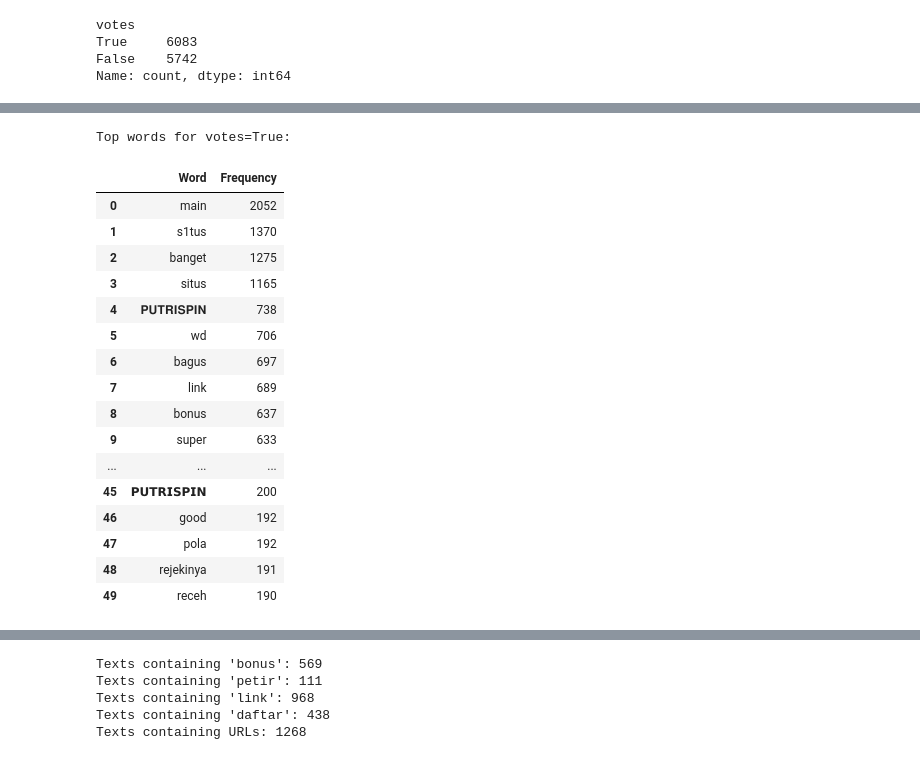
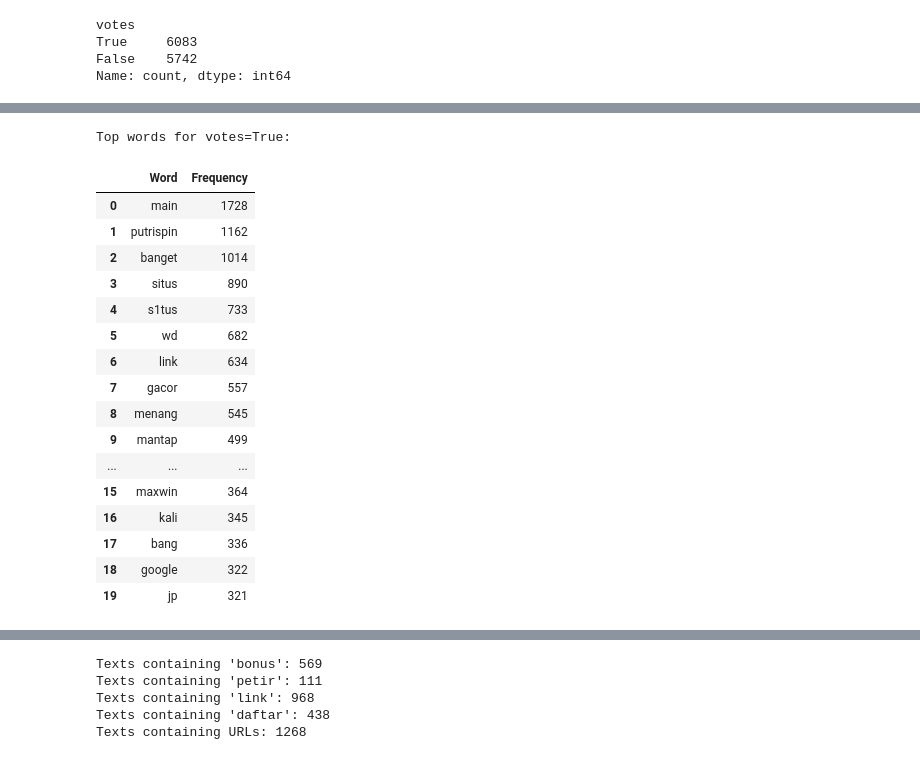
Before and after one commit to M4RV3L24/Online-Gambling-Detection-using-IndoBERTweet, a Jupyter notebook: Preprocessing/data_analysis.ipynb, the cells around one changed output, grey strips where cells are left out. Drawn from its saved outputs; the diff is of its cells as text; code cells hidden in the pictures.

```diff
--- a/Preprocessing/data_analysis.ipynb
+++ b/Preprocessing/data_analysis.ipynb
@@ -95,42 +148,96 @@ stopwords_set = set(stopwords.words('indonesian')).union(set(stopwords_custom))
 # %%
 # Word frequency analysis for each label (table format, remove stopwords and punctuation)
 from collections import Counter
 from wordcloud import STOPWORDS
 import pandas as pd
 import string
+from unidecode import unidecode
 custom_stopwords = set(STOPWORDS)
 custom_stopwords.update(stopwords_set)
+stop_words = set(stopwords.words('indonesian'))
+custom_stopwords = stop_words.union(set(custom_stopwords))
+def normalize_text(text):
+    # Convert to ASCII, remove unsupported formatting
+    return unidecode(str(text))
+def remove_emoji(text):
+    emoji_pattern = re.compile("["
+        u"\U0001F600-\U0001F64F"  # emoticons
+        u"\U0001F300-\U0001F5FF"  # symbols & pictographs
+        u"\U0001F680-\U0001F6FF"  # transport & map symbols
+        u"\U0001F1E0-\U0001F1FF"  # flags (iOS)
+        u"\U00002500-\U00002BEF"  # chinese char
+        u"\U00002702-\U000027B0"
+        u"\U00002702-\U000027B0"
+        u"\U000024C2-\U0001F251"
+        u"\U0001f926-\U0001f937"
+        u"\U00010000-\U0010ffff"
+        u"\u2640-\u2642"
+        u"\u2600-\u2B55"
+        u"\u200d"
+        u"\u23cf"
+        u"\u23e9"
+        u"\u231a"
+        u"\ufe0f"  # dingbats
+        u"\u3030"
+    "]+", flags=re.UNICODE)
+    return emoji_pattern.sub(r'', text)
+def preprocess_text(text):
+    # Remove emoji, lowercase, remove punctuation, split, remove duplicates, join back
+    text = remove_emoji(str(text))
+    words = text.lower().translate(str.maketrans('', '', string.punctuation)).split()
+    unique_words = list(dict.fromkeys(words))
+    return ' '.join(unique_words)
+
 def get_top_words_table(texts, n=50):
     # Remove punctuation and lowercase
     def clean_text(text):
+        # text = remove_emoji(text)
+        text = normalize_text(text)
+        text = preprocess_text(text)
         return str(text).lower().translate(str.maketrans('', '', string.punctuation))
     cleaned_texts = [clean_text(t) for t in texts]
     words = ' '.join(cleaned_texts).split()
     words = [w for w in words if w not in custom_stopwords]
     counter = Counter(words)
     df_freq = pd.DataFrame(counter.items(), columns=['Word', 'Frequency'])
     df_freq = df_freq.sort_values(by='Frequency', ascending=False).reset_index(drop=True)
     return df_freq.head(n)
 print('Top words for votes=True:')
-display(get_top_words_table(df[df['votes']==True]['text']))
+display(get_top_words_table(df[df['votes']==True]['text'], n=20))
 # print('Top words for votes=False:')
 # display(get_top_words_table(df[df['votes']==False]['text']))
+def plot_top_words(df_freq, title):
+    plt.figure(figsize=(10,6))
+    plt.barh(df_freq['Word'], df_freq['Frequency'], color='skyblue')
+    plt.gca().invert_yaxis()  # highest at top
+    plt.title(title)
+    plt.xlabel("Frequency")
+    plt.ylabel("Word")
+    plt.show()
+
+# Top words for votes=True
+df_true = get_top_words_table(df[df['votes']==True]['text'], n=20)
+plot_top_words(df_true, "Top 20 Words (votes=True)")
+
+# Top words for votes=False
+df_false = get_top_words_table(df[df['votes']==False]['text'], n=20)
+plot_top_words(df_false, "Top 20 Words (votes=False)")
 # %% [output]
 Top words for votes=True:
 |  | Word | Frequency |
-| 0 | main | 2052 |
-| 1 | s1tus | 1370 |
-| 2 | banget | 1275 |
-| 3 | situs | 1165 |
-| 4 | 𝐏𝐔𝐓𝐑𝐈𝐒𝐏𝐈𝐍 | 738 |
-| 5 | wd | 706 |
-| 6 | bagus | 697 |
-| 7 | link | 689 |
-| 8 | bonus | 637 |
-| 9 | super | 633 |
+| 0 | main | 1728 |
+| 1 | putrispin | 1162 |
+| 2 | banget | 1014 |
+| 3 | situs | 890 |
+| 4 | s1tus | 733 |
+| 5 | wd | 682 |
+| 6 | link | 634 |
+| 7 | gacor | 557 |
+| 8 | menang | 545 |
+| 9 | mantap | 499 |
 | ... | ... | ... |
-| 45 | 𝗣𝗨𝗧𝗥𝗜𝗦𝗣𝗜𝗡 | 200 |
-| 46 | good | 192 |
-| 47 | pola | 192 |
-| 48 | rejekinya | 191 |
-| 49 | receh | 190 |
+| 15 | maxwin | 364 |
+| 16 | kali | 345 |
+| 17 | bang | 336 |
+| 18 | google | 322 |
+| 19 | jp | 321 |
```
Also changed, not shown: parts of 6 cells of this notebook, 12 other files.
